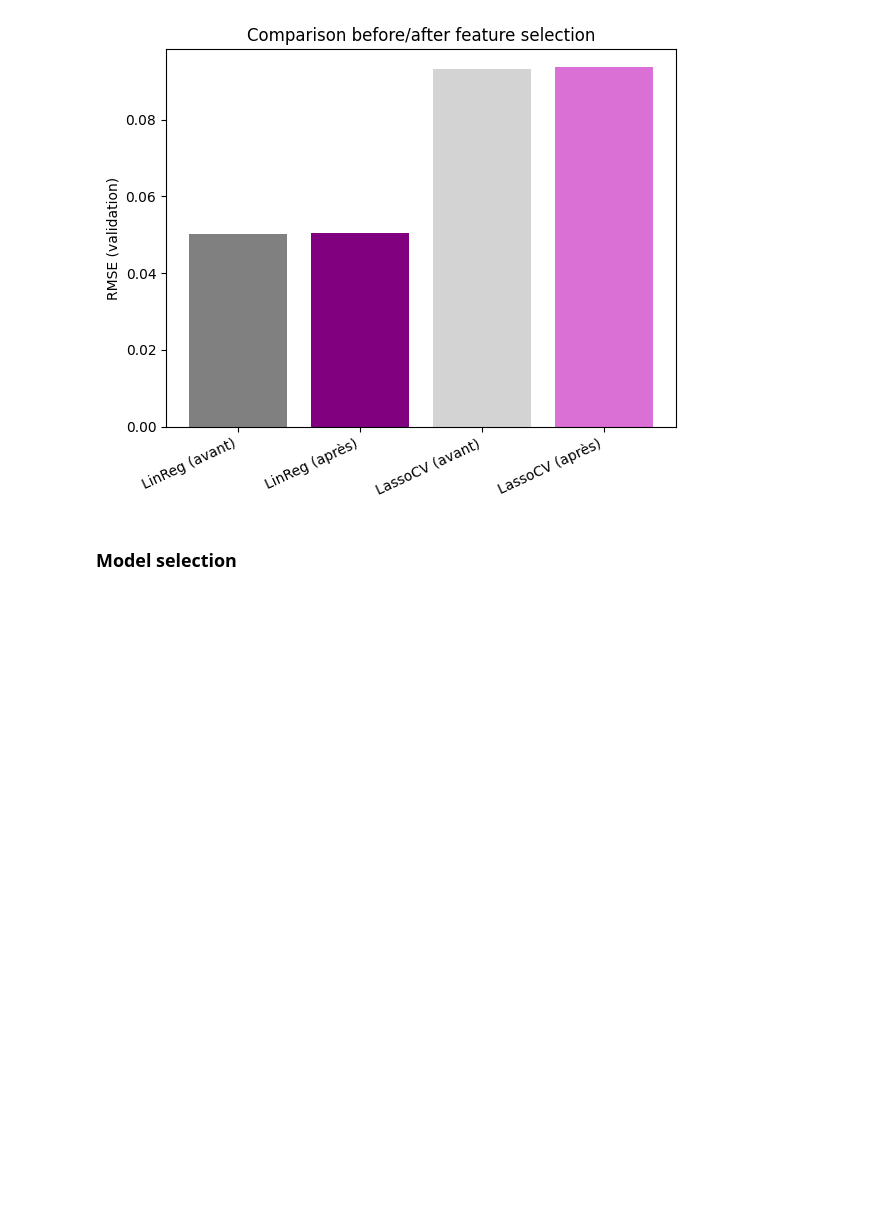
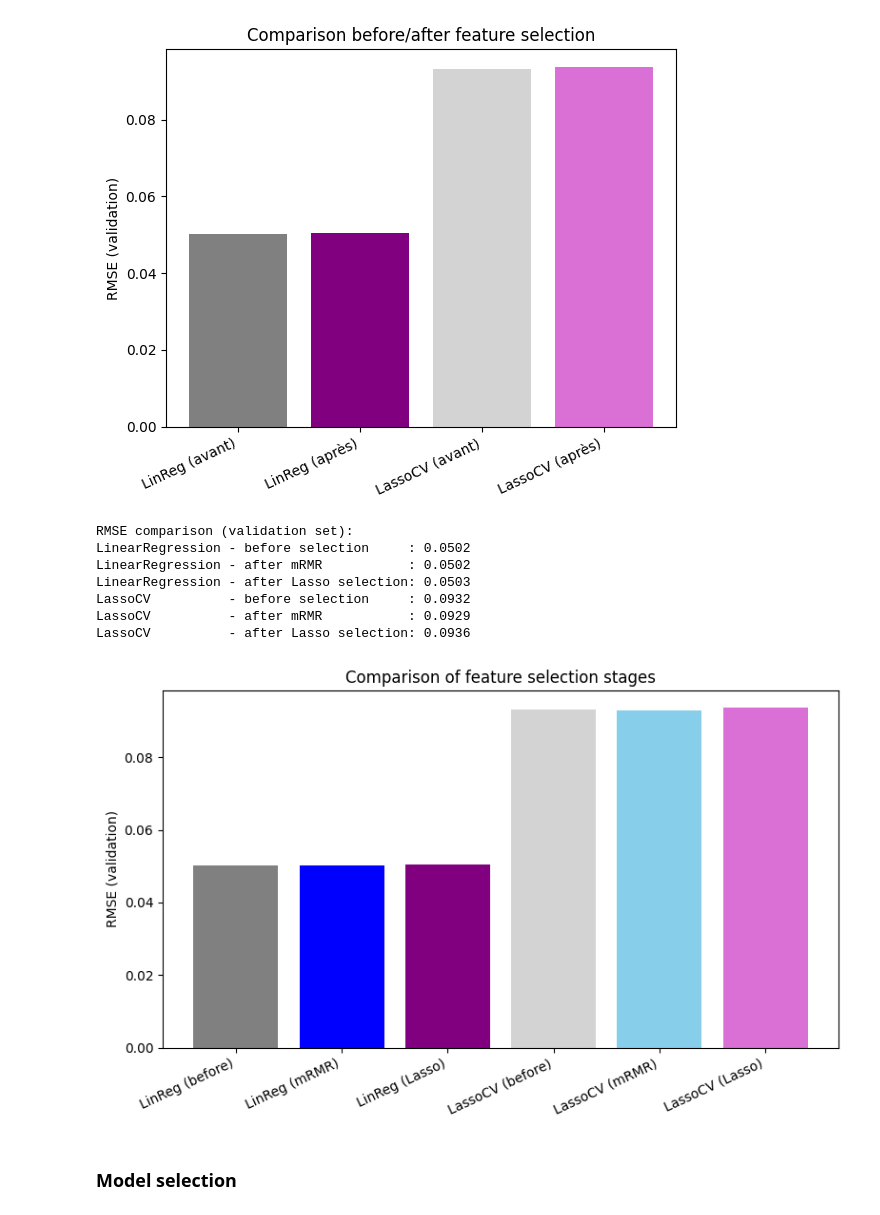
Before and after one commit to thomasrixen/LELEC2870-Project, a Jupyter notebook: Part1/Part1.ipynb, the cells around one changed output. Cells and saved outputs as stored; diff of their text form; code cells hidden in the pictures; blank space fills up the shorter version.

```diff
--- a/Part1/Part1.ipynb
+++ b/Part1/Part1.ipynb
@@ -272,6 +272,75 @@ LinearRegression - RMSE après sélection : 0.0503
 LassoCV          - RMSE avant sélection : 0.0932
 LassoCV          - RMSE après sélection : 0.0936
 [figure]
+# %%
+# --- A. LinearRegression before any feature selection ---
+linreg = LinearRegression()
+linreg.fit(X_train, y_train)
+y_pred_val_lin_before = linreg.predict(X_val)
+rmse_lin_before = compute_rmse(y_pred_val_lin_before, y_val)
+
+# --- B. LinearRegression after mRMR ---
+linreg.fit(X_train_mrmr, y_train)
+y_pred_val_lin_mrmr = linreg.predict(X_val_mrmr)
+rmse_lin_mrmr = compute_rmse(y_pred_val_lin_mrmr, y_val)
+
+# --- C. LinearRegression after Lasso feature selection ---
+linreg.fit(X_train_selected, y_train)
+y_pred_val_lin_after = linreg.predict(X_val_selected)
+rmse_lin_after = compute_rmse(y_pred_val_lin_after, y_val)
+
+# --- D. LassoCV before feature selection ---
+lasso = LassoCV(cv=5, random_state=42, max_iter=10000)
+lasso.fit(X_train, y_train)
+y_pred_val_lasso_before = lasso.predict(X_val)
+rmse_lasso_before = compute_rmse(y_pred_val_lasso_before, y_val)
+
+# --- E. LassoCV after mRMR ---
+lasso.fit(X_train_mrmr, y_train)
+y_pred_val_lasso_mrmr = lasso.predict(X_val_mrmr)
+rmse_lasso_mrmr = compute_rmse(y_pred_val_lasso_mrmr, y_val)
+
+# --- F. LassoCV after Lasso feature selection ---
+lasso.fit(X_train_selected, y_train)
+y_pred_val_lasso_after = lasso.predict(X_val_selected)
+rmse_lasso_after = compute_rmse(y_pred_val_lasso_after, y_val)
+
+# --- Résultats ---
+print("\nRMSE comparison (validation set):")
+print(f"LinearRegression - before selection     : {rmse_lin_before:.4f}")
+print(f"LinearRegression - after mRMR           : {rmse_lin_mrmr:.4f}")
+print(f"LinearRegression - after Lasso selection: {rmse_lin_after:.4f}")
+print(f"LassoCV          - before selection     : {rmse_lasso_before:.4f}")
+print(f"LassoCV          - after mRMR           : {rmse_lasso_mrmr:.4f}")
+print(f"LassoCV          - after Lasso selection: {rmse_lasso_after:.4f}")
+
+# --- Visualisation ---
+plt.figure(figsize=(8, 5))
+labels = [
+    "LinReg (before)", "LinReg (mRMR)", "LinReg (Lasso)",
+    "LassoCV (before)", "LassoCV (mRMR)", "LassoCV (Lasso)"
+]
+values = [
+    rmse_lin_before, rmse_lin_mrmr, rmse_lin_after,
+    rmse_lasso_before, rmse_lasso_mrmr, rmse_lasso_after
+]
+colors = ['gray', 'blue', 'purple', 'lightgray', 'skyblue', 'orchid']
+
+plt.bar(labels, values, color=colors)
+plt.ylabel("RMSE (validation)")
+plt.title("Comparison of feature selection stages")
+plt.xticks(rotation=25, ha='right')
+plt.tight_layout()
+plt.show()
+# %% [output]
+RMSE comparison (validation set):
+LinearRegression - before selection     : 0.0502
+LinearRegression - after mRMR           : 0.0502
+LinearRegression - after Lasso selection: 0.0503
+LassoCV          - before selection     : 0.0932
+LassoCV          - after mRMR           : 0.0929
+LassoCV          - after Lasso selection: 0.0936
+[figure, added]
 # %% [markdown]
 ### Model selection
 # %%
```
